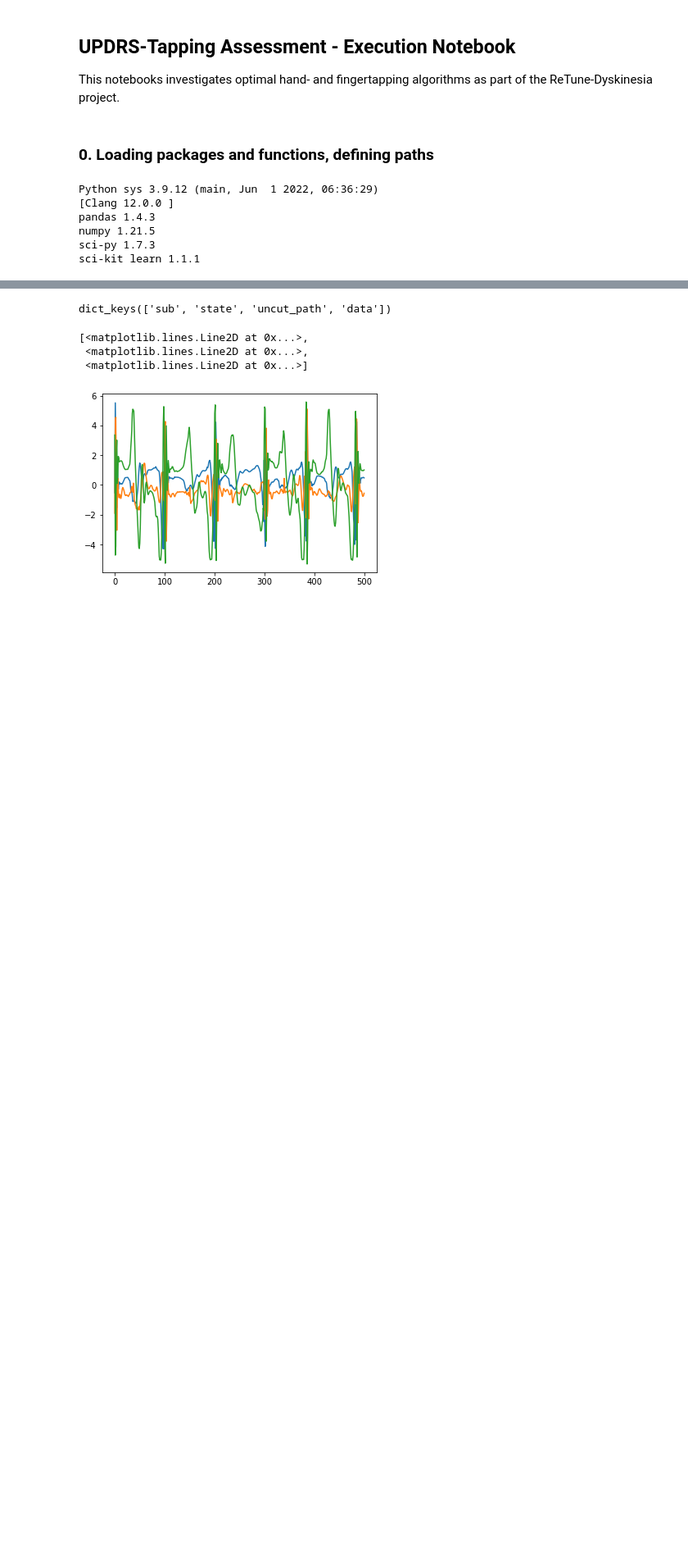
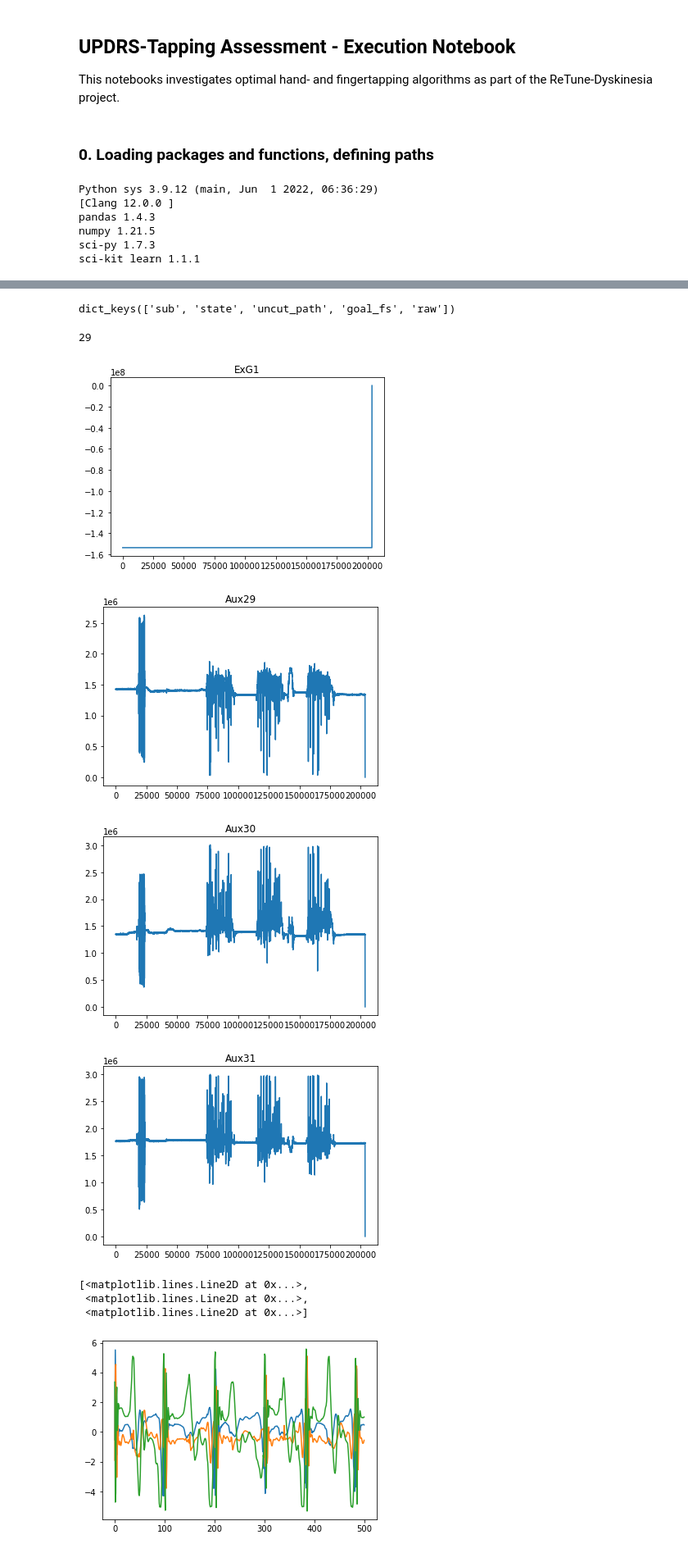
Before and after one commit to jgvhabets/updrsTapping, a Jupyter notebook: updrsTapping_main_run.ipynb, the cells around one changed output, grey strips where cells are left out. Shown at 82% size. Cells and saved outputs as stored; diff of their text form; code cells hidden in the pictures; blank space fills up the shorter version.

Commit message:
ENH: work on cmd-line running of selecting blocks and saving figures. TODO: include filename and laterality in case only one side per file is present

```diff
--- a/updrsTapping_main_run.ipynb
+++ b/updrsTapping_main_run.ipynb
@@ -91,12 +102,16 @@ uncut_path = '/Users/jeroenhabets/Library/CloudStorage/OneDrive-Charité-Univer
 # %%
 importlib.reload(utils_dataManagement)
+importlib.reload(utils_preprocessing)
 importlib.reload(tmsi_poly5reader)
 importlib.reload(run_blocks)
+importlib.reload(find_blocks)
 
 
 data = run_blocks.rawAccData(
-    sub='057',
+    sub='056',
     state='M1S0',
+    joker_string='FTL',
     uncut_path=uncut_path
 )
+# TODO: add filename to plot!!
 # %% [output]
@@ -120,7 +149,24 @@ Blocks merged: 0
 # %%
 print(vars(data).keys())
 # %% [output]
-dict_keys(['sub', 'state', 'uncut_path', 'data'])
+dict_keys(['sub', 'state', 'uncut_path', 'goal_fs', 'raw'])
+# %%
+sum(data.raw.samples[0, :] == 0)
+# %% [output]
+29
+# %%
+for i, key in enumerate(data.raw.ch_names):
+
+    if np.logical_or(i==0, 'aux' in key.lower()):
+
+        plt.plot(data.raw.samples[i, :].T)
+        plt.title(key)
+        plt.show()
+# %% [output]
+[figure, added]
+[figure, added]
+[figure, added]
+[figure, added]
 # %%
 plt.plot(data.data.left[:, 8000:8500].T)
 # %% [output]
```
Also changed, not shown: parts of 4 cells of this notebook, 4 other files.
